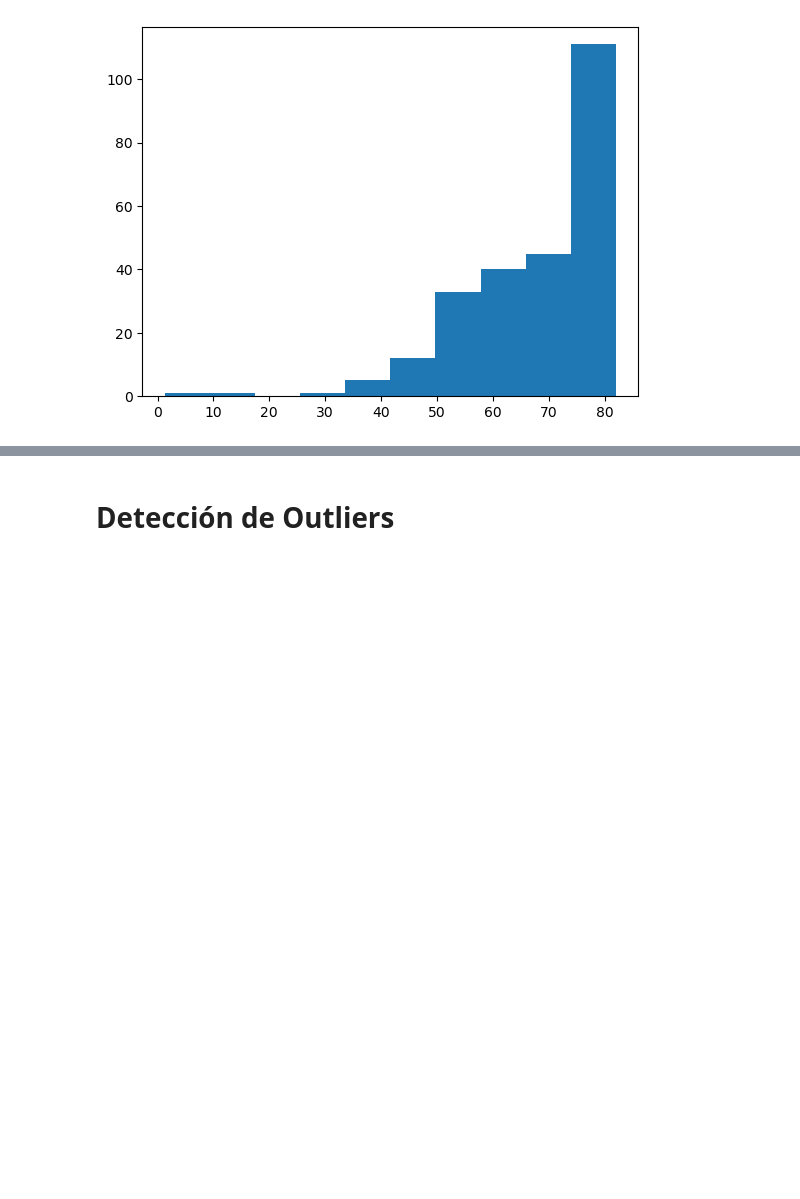
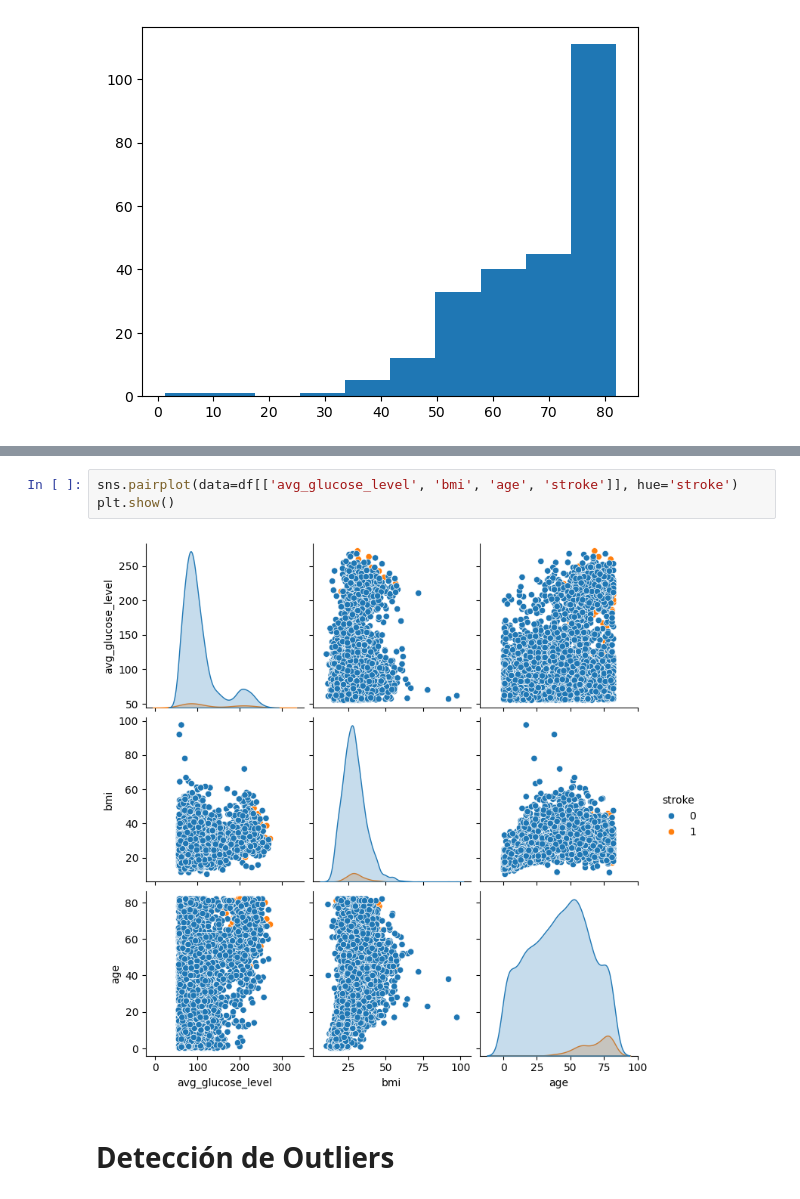
Before and after one commit to Gabriela-Sol/ML, a Jupyter notebook: notebooks/01_data_loading.ipynb, the cells around one changed output, grey strips where cells are left out. Drawn from its saved outputs; the diff is of its cells as text; blank space fills up the shorter version.

```diff
--- a/notebooks/01_data_loading.ipynb
+++ b/notebooks/01_data_loading.ipynb
@@ -213,2 +273,7 @@ plt.hist(df[df['stroke'] == 1]['age'])
+# %%
+sns.pairplot(data=df[['avg_glucose_level', 'bmi', 'age', 'stroke']], hue='stroke')
+plt.show()
+# %% [output]
+[figure, added]
 # %% [markdown]
 # Detección de Outliers
```
Also changed, not shown: parts of 8 cells of this notebook.
